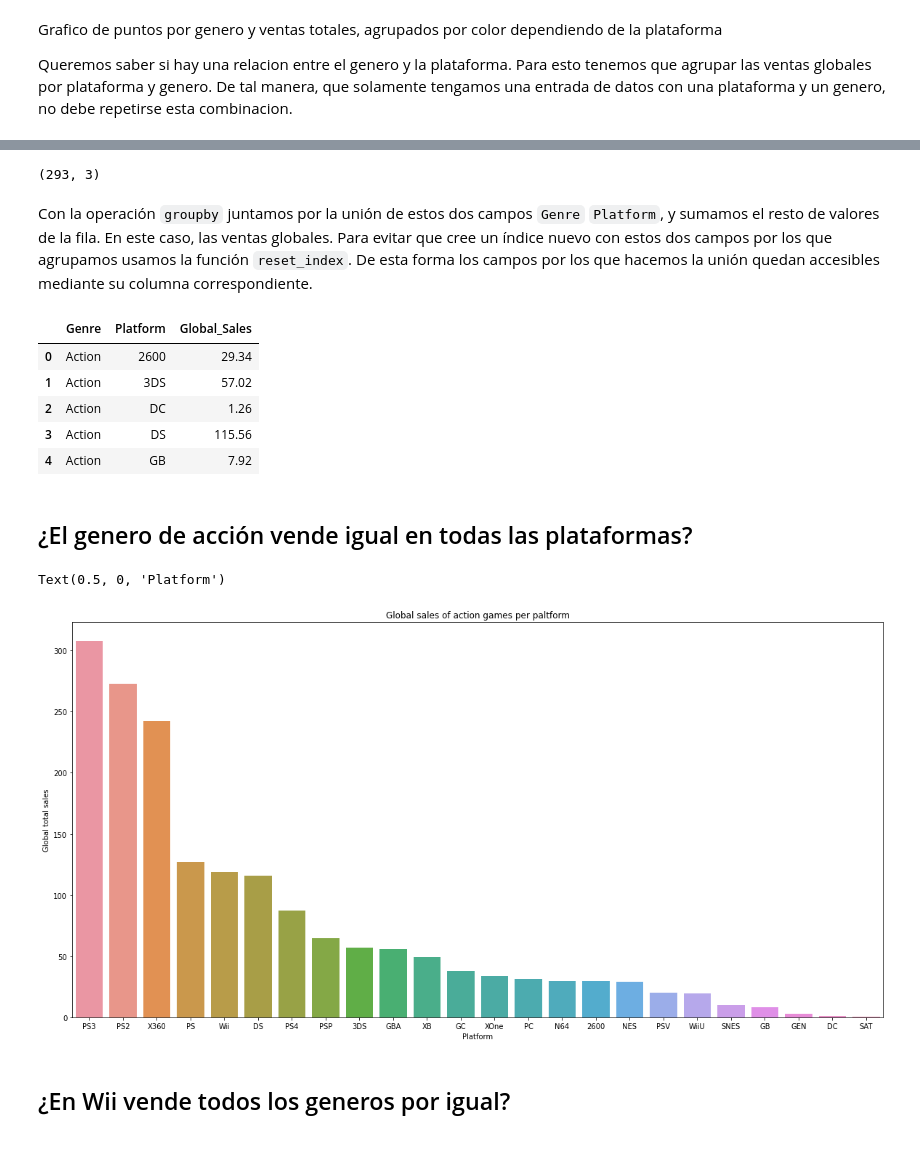
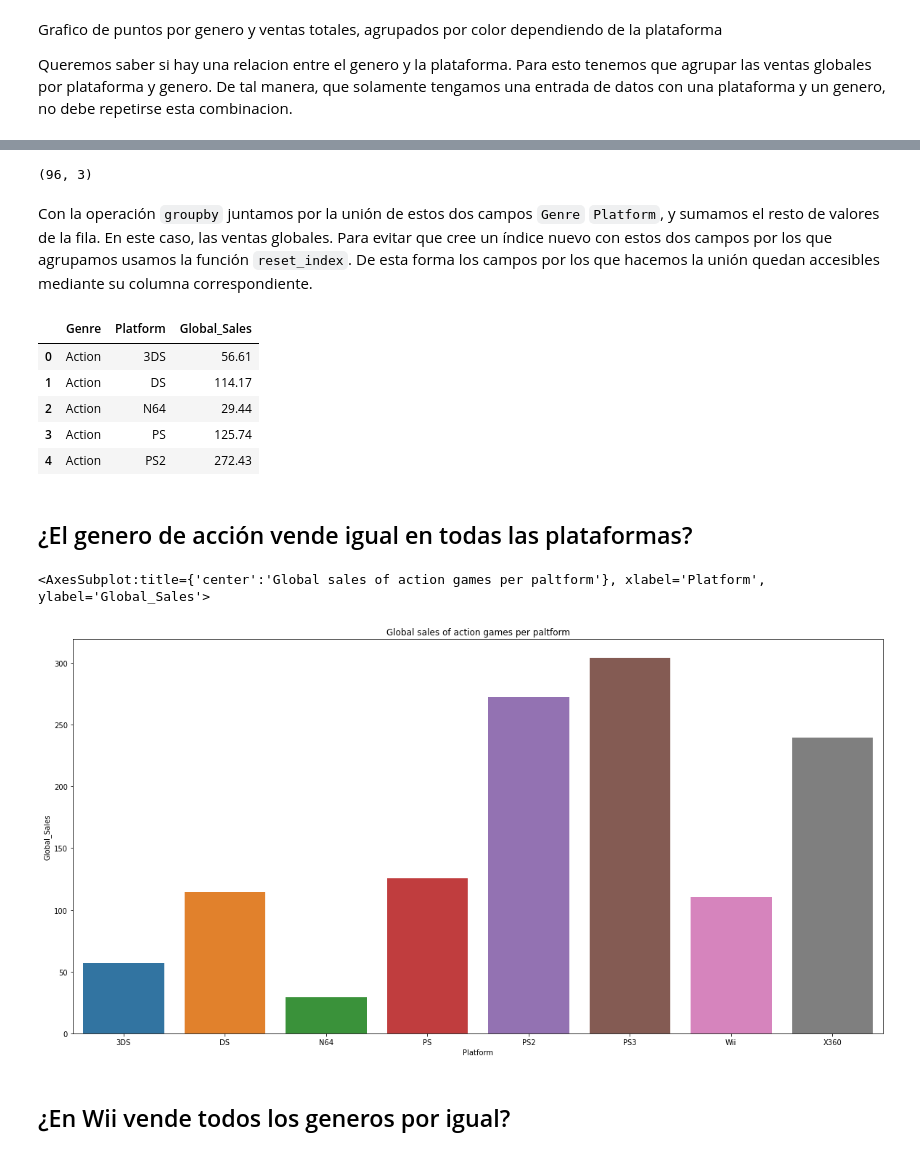
Before and after one commit to CrisKrus/kaggle, a Jupyter notebook: 02-video-game-sales/videogames-sales.ipynb, the cells around one changed output, grey strips where cells are left out. Drawn from its saved outputs; the diff is of its cells as text; code cells hidden in the pictures.

```diff
--- a/02-video-game-sales/videogames-sales.ipynb
+++ b/02-video-game-sales/videogames-sales.ipynb
@@ -8,7 +8,13 @@ import pandas as pd # data processing, CSV file I/O (e.g. pd.read_csv)
 import seaborn as sns
 import matplotlib.pyplot as plt
 
-filepath = 'input/vgsales.csv'
+import os
+
+for dirname, _, filenames in os.walk('/kaggle/input'):
+    for filename in filenames:
+        filepath = os.path.join(dirname, filename)
+
+
 df = pd.read_csv(filepath, index_col='Rank')
 df.shape
 # %% [output]
@@ -220,3 +140,6 @@ for platform in data['Platform'].unique():
 Grafico de puntos por genero y ventas totales, agrupados por color dependiendo de la plataforma
 
 Queremos saber si hay una relacion entre el genero y la plataforma. Para esto tenemos que agrupar las ventas globales por plataforma y genero. De tal manera, que solamente tengamos una entrada de datos con una plataforma y un genero, no debe repetirse esta combinacion.
+# %%
+relevant_data = df.query('Year>1994 and Year<2018 and (Platform == "Wii" or Platform == "DS" or Platform == "X360" or Platform == "PS3" or Platform == "PS2" or Platform == "PS" or Platform == "N64" or Platform == "3DS")')
+relevant_data.head()
@@ -223,20 +154,18 @@ Queremos saber si hay una relacion entre el genero y la plataforma. Para esto te
 # %%
-genre_platform_group = df.copy()
-genre_platform_group = genre_platform_group.drop(columns=['Year', 'NA_Sales', 'EU_Sales', 'JP_Sales', 'Other_Sales'])
-genre_platform_group = genre_platform_group.groupby(['Genre', 'Platform']).sum().reset_index()
+genre_platform_group = relevant_data.groupby(['Genre', 'Platform']).Global_Sales.sum().reset_index()
 genre_platform_group.shape
 # %% [output]
-(293, 3)
+(96, 3)
 # %% [markdown]
 Con la operación `groupby` juntamos por la unión de estos dos campos `Genre` `Platform`, y sumamos el resto de valores de la fila. En este caso, las ventas globales. Para evitar que cree un índice nuevo con estos dos campos por los que agrupamos usamos la función `reset_index`. De esta forma los campos por los que hacemos la unión quedan accesibles mediante su columna correspondiente.
 # %%
 genre_platform_group.head()
 # %% [output]
 |  | Genre | Platform | Global_Sales |
-| 0 | Action | 2600 | 29.34 |
-| 1 | Action | 3DS | 57.02 |
-| 2 | Action | DC | 1.26 |
-| 3 | Action | DS | 115.56 |
-| 4 | Action | GB | 7.92 |
+| 0 | Action | 3DS | 56.61 |
+| 1 | Action | DS | 114.17 |
+| 2 | Action | N64 | 29.44 |
+| 3 | Action | PS | 125.74 |
+| 4 | Action | PS2 | 272.43 |
 # %% [markdown]
 ## ¿El genero de acción vende igual en todas las plataformas?
@@ -243,14 +174,12 @@ genre_platform_group.head()
 # %%
-action_games = genre_platform_group[genre_platform_group['Genre'] == 'Action']
-
 plt.figure(figsize=(20,10))
-sns.barplot(x='Platform', y='Global_Sales', data=action_games, order=action_games.sort_values('Global_Sales', ascending=False).Platform)
-
 plt.title("Global sales of action games per paltform")
 plt.ylabel("Global total sales")
 plt.xlabel("Platform")
+
+sns.barplot(data=action_games, x='Platform', y='Global_Sales')
 # %% [output]
-Text(0.5, 0, 'Platform')
+<AxesSubplot:title={'center':'Global sales of action games per paltform'}, xlabel='Platform', ylabel='Global_Sales'>
-[figure, old version]
+[figure, new version]
 # %% [markdown]
 ## ¿En Wii vende todos los generos por igual?
```
Also changed, not shown: parts of 24 cells of this notebook.
